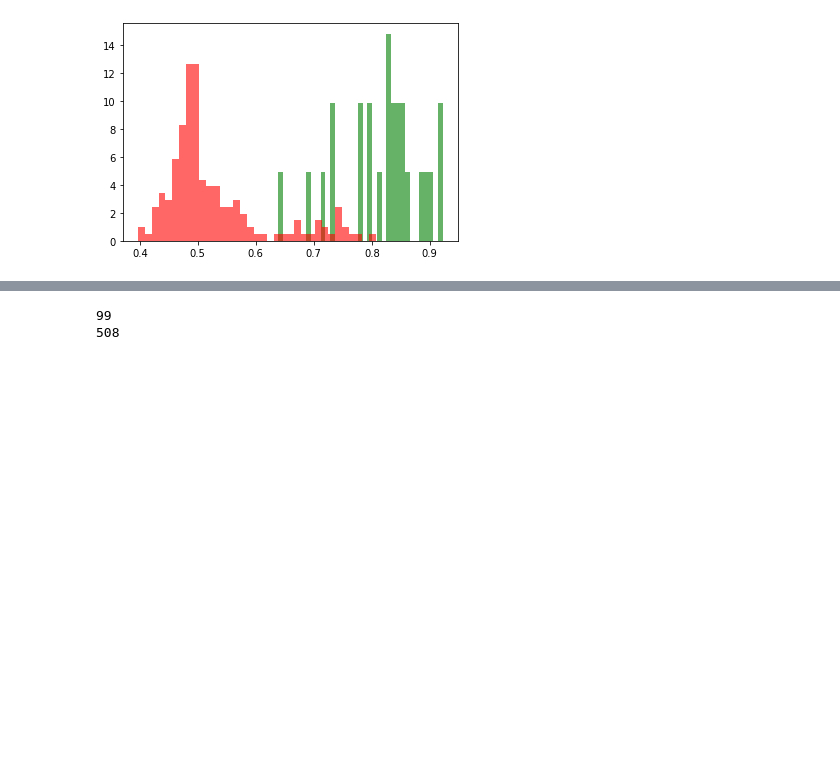
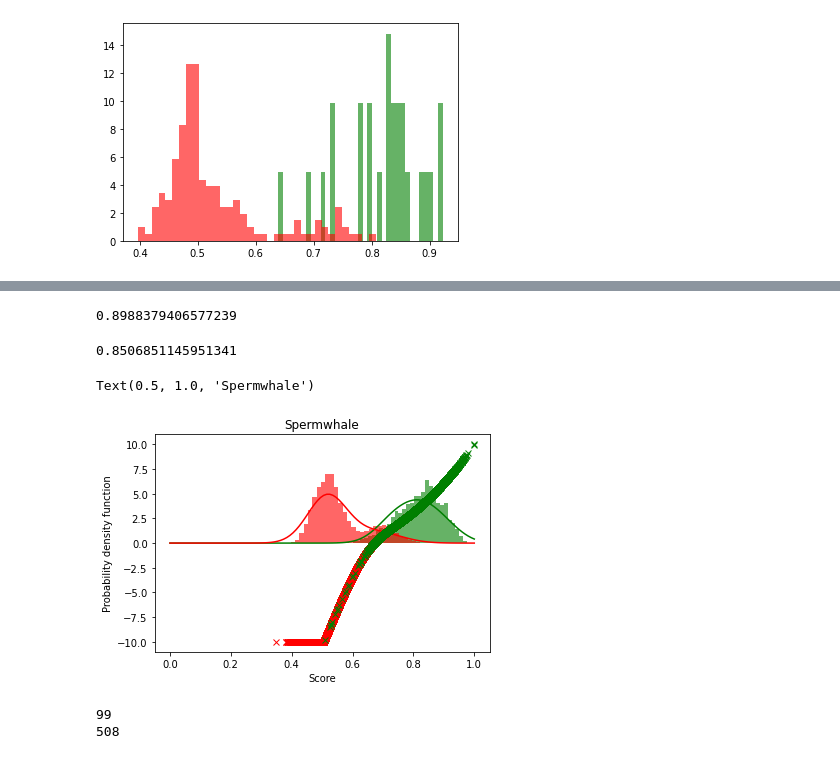
Before and after one commit to WildMeOrg/lca, a Jupyter notebook: lca/notebooks/plot_weight_function.ipynb, the cells around one changed output, grey strips where cells are left out. Cells and saved outputs as stored; diff of their text form; code cells hidden in the pictures; blank space fills up the shorter version.

```diff
--- a/lca/notebooks/plot_weight_function.ipynb
+++ b/lca/notebooks/plot_weight_function.ipynb
@@ -218,3 +267,53 @@ Text(0.5, 1.0, 'Spermwhale')
+# %%
+pos_gm.sample(1)[0].item()
+# %% [output]
+0.8988379406577239
+# %%
+pos_gm = GaussianMixture(n_components=2)
+pos_gm.weights_ = np.array([0.58529451, 0.41470549])
+pos_gm.means_ = np.array([[0.86408348],[0.75707692]])
+pos_gm.covariances_ = np.array([[[0.0021963 ]],[[0.00364582]]])
+neg_gm = GaussianMixture(n_components=2)
+neg_gm.weights_ = np.array([0.76598444, 0.23401556])
+neg_gm.means_ = np.array([[0.51754526],[0.69003627]])
+neg_gm.covariances_ = np.array([[[0.00176907]], [[0.00273902]]])
+# %%
+pos_gm.sample(1)[0].item()
+# %% [output]
+0.8506851145951341
+# %%
+pos_gen = pos_gm.sample(len(pos))[0]
+neg_gen = neg_gm.sample(len(neg))[0]
+plt.hist(pos_gen, bins=35, density=True, alpha=0.6, color='g')
+plt.hist(neg_gen, bins=35, density=True, alpha=0.6, color='r')
+# plt.hist(probs['gt_negative_probs'], bins=35, density=True, alpha=0.6, color='r')
+# plt.hist(probs['gt_positive_probs'], bins=35, density=True, alpha=0.6, color='g')
+xs = np.linspace(0, 1, 100)
+
+scorer = kernel_density_scores.create_from_samples(
+            probs['gt_positive_probs'], probs['gt_negative_probs']
+        )
+
+wgtr = weighter.weighter(scorer, config["lca"]["edge_weights"]['prob_human_correct'])
+pos_ys = [wgtr.scorer.get_pos_neg(x)[0] for x in xs]
+neg_ys = [wgtr.scorer.get_pos_neg(x)[1] for x in xs]
+
+plt.plot(xs, pos_ys, color='g')
+plt.plot(xs, neg_ys, color='r')
+
+wgtr.max_weight = 10
+pos_weights = [wgtr.wgt_smooth(x) for x in pos]
+neg_weights = [wgtr.wgt_smooth(x) for x in neg]
+
+plt.plot(neg, neg_weights, "rx", label="Neg weights")
+plt.plot(pos, pos_weights, "gx", label="Pos weights")
+
+plt.xlabel("Score")
+plt.ylabel("Probability density function")
+plt.title(config['species'])
+# %% [output]
+Text(0.5, 1.0, 'Spermwhale')
+[figure, added]
 # %%
 print(len(probs['gt_positive_probs']))
 print(len(probs['gt_negative_probs']))
```
Also changed, not shown: parts of 10 cells of this notebook, 20 other files.
